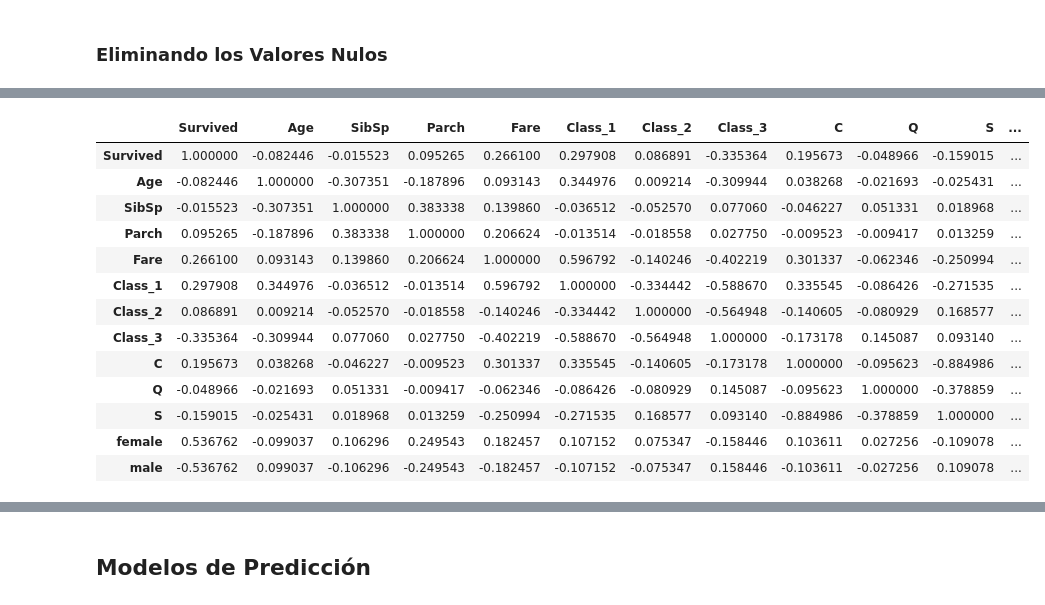
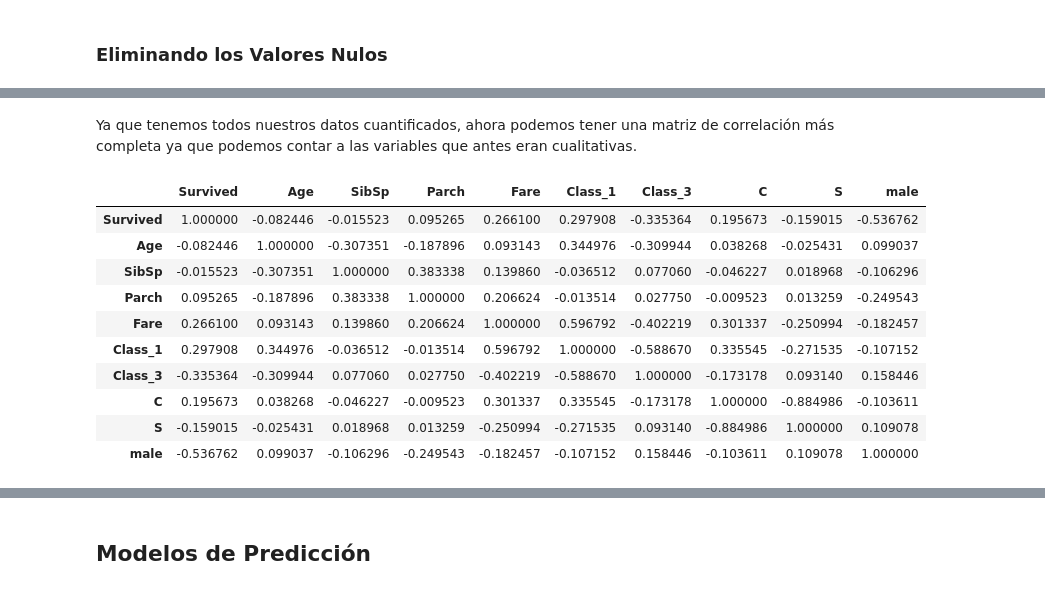
Before and after one commit to A01749373/retoTitanic, a Jupyter notebook: retoTitanic.ipynb, the cells around one changed output, grey strips where cells are left out. Drawn from its saved outputs; the diff is of its cells as text; code cells hidden in the pictures.

```diff
--- a/retoTitanic.ipynb
+++ b/retoTitanic.ipynb
@@ -271,20 +338,32 @@ grid.add_legend();
 # %%
-df_train_clean = df_train.drop(['PassengerId', 'Name', 'Ticket', 'Cabin'], axis=1)
-df_train_clean = df_train_clean.dropna()
-dummy_pclass = pd.get_dummies(df_train_clean['Pclass'],prefix="Class")
+# Data-set train
+# Cuantificamos la caracteristica 'Pclass'
+dummy_pclass = pd.get_dummies(df_train_clean_noNaN['Pclass'],prefix="Class")
+# Cuantificamos la caracteristica 'Embarked'
+dummy_embarked = pd.get_dummies(df_train_clean_noNaN['Embarked'])
+# Cuantificamos la caracteristica 'Sex'
+dummy_sex = pd.get_dummies(df_train_clean_noNaN['Sex'])
 
-dummy_embarked = pd.get_dummies(df_train_clean['Embarked'])
-dummy_sex = pd.get_dummies(df_train_clean['Sex'])
+# Se concatenan las nuevas columnas
+df_train_clean_noNaN = pd.concat([df_train_clean_noNaN, dummy_pclass, dummy_embarked, dummy_sex], axis=1)
+# Se borran las columnas redundantes
+df_train_clean_noNaN = df_train_clean_noNaN.drop(['Pclass', 'Sex', 'Embarked', 'female', 'Class_2', 'Q'], axis=1)
 
-df_train_clean = pd.concat([df_train_clean, dummy_pclass, dummy_embarked, dummy_sex], axis=1)
-df_train_clean = df_train_clean.drop(['Pclass', 'Sex', 'Embarked'], axis=1)
+# Impresion del nuevo data-frame
+print(df_train_clean_noNaN.head())
 
+# Data-set test
+# Cuantificamos la caracteristica 'Pclass'
+dummy_pclass = pd.get_dummies(df_test_clean_noNaN['Pclass'],prefix="Class")
+# Cuantificamos la caracteristica 'Embarked'
+dummy_embarked = pd.get_dummies(df_test_clean_noNaN['Embarked'])
+# Cuantificamos la caracteristica 'Sex'
+dummy_sex = pd.get_dummies(df_test_clean_noNaN['Sex'])
 
-df_test_clean = df_test.drop(['PassengerId', 'Name', 'Ticket', 'Cabin'], axis=1)
-df_test_clean = df_test_clean.dropna()
-dummy_pclass = pd.get_dummies(df_test_clean['Pclass'],prefix="Class")
-dummy_embarked = pd.get_dummies(df_test_clean['Embarked'])
-dummy_sex = pd.get_dummies(df_test_clean['Sex'])
+# Se concatenan las nuevas columnas
+df_test_clean_noNaN = pd.concat([df_test_clean_noNaN, dummy_pclass, dummy_embarked, dummy_sex], axis=1)
+# Se borran las columnas redundantes
+df_test_clean_noNaN = df_test_clean_noNaN.drop(['Pclass', 'Sex', 'Embarked', 'female', 'Class_2', 'Q'], axis=1)
 
-df_test_clean = pd.concat([df_test_clean, dummy_pclass, dummy_embarked, dummy_sex], axis=1)
-df_test_clean = df_test_clean.drop(['Pclass', 'Sex', 'Embarked'], axis=1)
+# Impresion del nuevo data-frame
+print(df_test_clean_noNaN.head())
@@ -291,18 +383,17 @@ df_test_clean = df_test_clean.drop(['Pclass', 'Sex', 'Embarked'], axis=1)
+# %% [markdown]
+Ya que tenemos todos nuestros datos cuantificados, ahora podemos tener una matriz de correlación más completa ya que podemos contar a las variables que antes eran cualitativas.
 # %%
-corr = df_train_clean.corr()
+corr = df_train_clean_noNaN.corr()
 corr.style.background_gradient(cmap='coolwarm')
 # %% [output]
-|  | Survived | Age | SibSp | Parch | Fare | Class_1 | Class_2 | Class_3 | C | Q | S | ... |
-| Survived | 1.000000 | -0.082446 | -0.015523 | 0.095265 | 0.266100 | 0.297908 | 0.086891 | -0.335364 | 0.195673 | -0.048966 | -0.159015 | ... |
-| Age | -0.082446 | 1.000000 | -0.307351 | -0.187896 | 0.093143 | 0.344976 | 0.009214 | -0.309944 | 0.038268 | -0.021693 | -0.025431 | ... |
-| SibSp | -0.015523 | -0.307351 | 1.000000 | 0.383338 | 0.139860 | -0.036512 | -0.052570 | 0.077060 | -0.046227 | 0.051331 | 0.018968 | ... |
-| Parch | 0.095265 | -0.187896 | 0.383338 | 1.000000 | 0.206624 | -0.013514 | -0.018558 | 0.027750 | -0.009523 | -0.009417 | 0.013259 | ... |
-| Fare | 0.266100 | 0.093143 | 0.139860 | 0.206624 | 1.000000 | 0.596792 | -0.140246 | -0.402219 | 0.301337 | -0.062346 | -0.250994 | ... |
-| Class_1 | 0.297908 | 0.344976 | -0.036512 | -0.013514 | 0.596792 | 1.000000 | -0.334442 | -0.588670 | 0.335545 | -0.086426 | -0.271535 | ... |
-| Class_2 | 0.086891 | 0.009214 | -0.052570 | -0.018558 | -0.140246 | -0.334442 | 1.000000 | -0.564948 | -0.140605 | -0.080929 | 0.168577 | ... |
-| Class_3 | -0.335364 | -0.309944 | 0.077060 | 0.027750 | -0.402219 | -0.588670 | -0.564948 | 1.000000 | -0.173178 | 0.145087 | 0.093140 | ... |
-| C | 0.195673 | 0.038268 | -0.046227 | -0.009523 | 0.301337 | 0.335545 | -0.140605 | -0.173178 | 1.000000 | -0.095623 | -0.884986 | ... |
-| Q | -0.048966 | -0.021693 | 0.051331 | -0.009417 | -0.062346 | -0.086426 | -0.080929 | 0.145087 | -0.095623 | 1.000000 | -0.378859 | ... |
-| S | -0.159015 | -0.025431 | 0.018968 | 0.013259 | -0.250994 | -0.271535 | 0.168577 | 0.093140 | -0.884986 | -0.378859 | 1.000000 | ... |
-| female | 0.536762 | -0.099037 | 0.106296 | 0.249543 | 0.182457 | 0.107152 | 0.075347 | -0.158446 | 0.103611 | 0.027256 | -0.109078 | ... |
-| male | -0.536762 | 0.099037 | -0.106296 | -0.249543 | -0.182457 | -0.107152 | -0.075347 | 0.158446 | -0.103611 | -0.027256 | 0.109078 | ... |
+|  | Survived | Age | SibSp | Parch | Fare | Class_1 | Class_3 | C | S | male |
+| Survived | 1.000000 | -0.082446 | -0.015523 | 0.095265 | 0.266100 | 0.297908 | -0.335364 | 0.195673 | -0.159015 | -0.536762 |
+| Age | -0.082446 | 1.000000 | -0.307351 | -0.187896 | 0.093143 | 0.344976 | -0.309944 | 0.038268 | -0.025431 | 0.099037 |
+| SibSp | -0.015523 | -0.307351 | 1.000000 | 0.383338 | 0.139860 | -0.036512 | 0.077060 | -0.046227 | 0.018968 | -0.106296 |
+| Parch | 0.095265 | -0.187896 | 0.383338 | 1.000000 | 0.206624 | -0.013514 | 0.027750 | -0.009523 | 0.013259 | -0.249543 |
+| Fare | 0.266100 | 0.093143 | 0.139860 | 0.206624 | 1.000000 | 0.596792 | -0.402219 | 0.301337 | -0.250994 | -0.182457 |
+| Class_1 | 0.297908 | 0.344976 | -0.036512 | -0.013514 | 0.596792 | 1.000000 | -0.588670 | 0.335545 | -0.271535 | -0.107152 |
+| Class_3 | -0.335364 | -0.309944 | 0.077060 | 0.027750 | -0.402219 | -0.588670 | 1.000000 | -0.173178 | 0.093140 | 0.158446 |
+| C | 0.195673 | 0.038268 | -0.046227 | -0.009523 | 0.301337 | 0.335545 | -0.173178 | 1.000000 | -0.884986 | -0.103611 |
+| S | -0.159015 | -0.025431 | 0.018968 | 0.013259 | -0.250994 | -0.271535 | 0.093140 | -0.884986 | 1.000000 | 0.109078 |
+| male | -0.536762 | 0.099037 | -0.106296 | -0.249543 | -0.182457 | -0.107152 | 0.158446 | -0.103611 | 0.109078 | 1.000000 |
```
Also changed, not shown: parts of 114 cells of this notebook.
